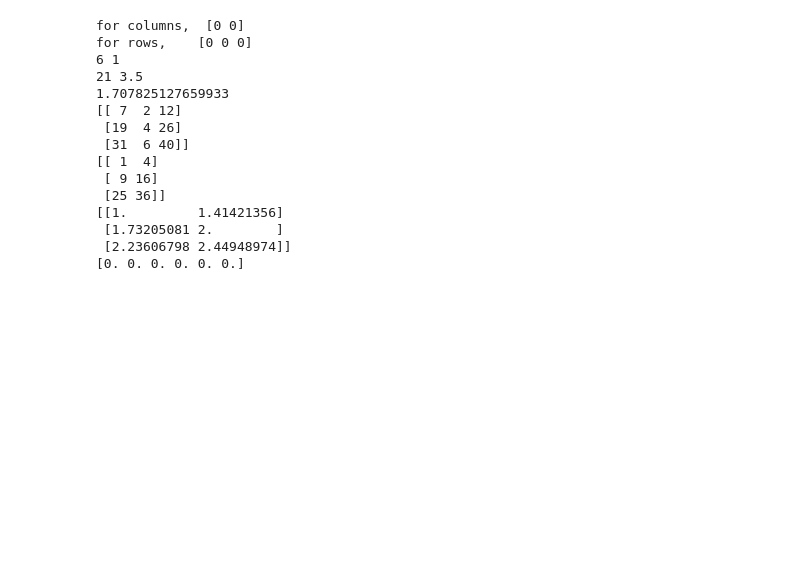
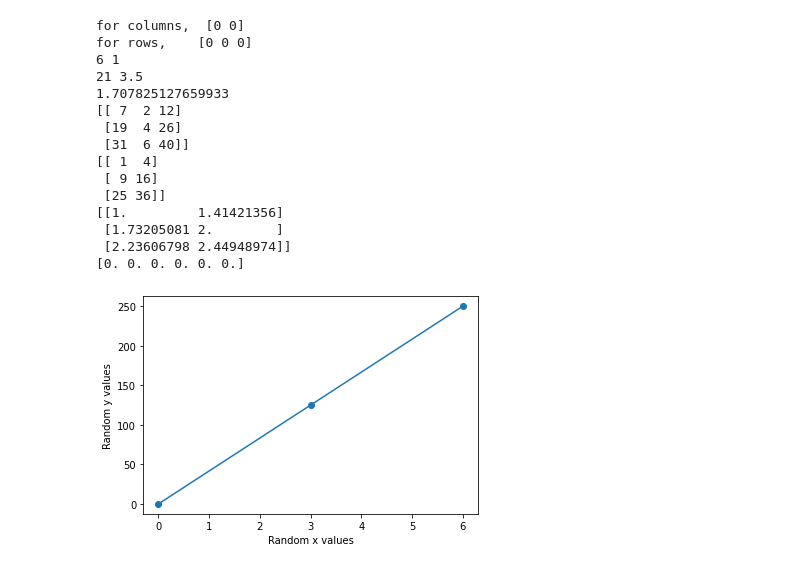
Before and after one commit to OlaseeniOlayinka/DSCI-552, a Jupyter notebook: Homework0.ipynb, the cells around one changed output. Drawn from its saved outputs; the diff is of its cells as text; code cells hidden in the pictures; blank space fills up the shorter version.

```diff
--- a/Homework0.ipynb
+++ b/Homework0.ipynb
@@ -149,0 +138,12 @@ for rows,    [0 0 0]
+# %%
+xpoints = np.array([0,3, 6])
+ypoints = np.array([0,125, 250])
+#print(xpoints, ypoints)
+
+
+plt.plot(xpoints, ypoints, marker = 'o')
+plt.xlabel("Random x values")
+plt.ylabel("Random y values")
+plt.show()
+# %% [output]
+[figure, added]
```
Also changed, not shown: parts of 7 cells of this notebook.
